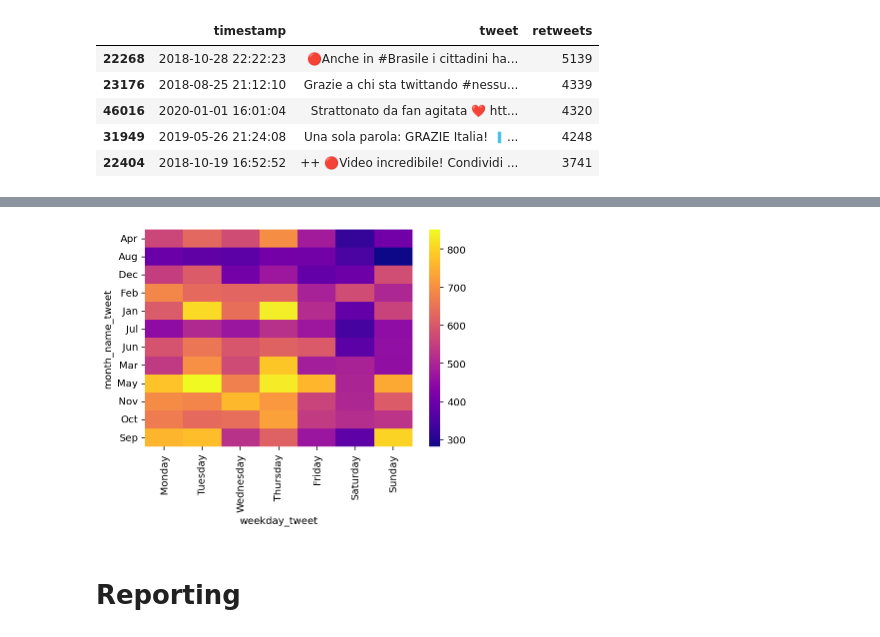
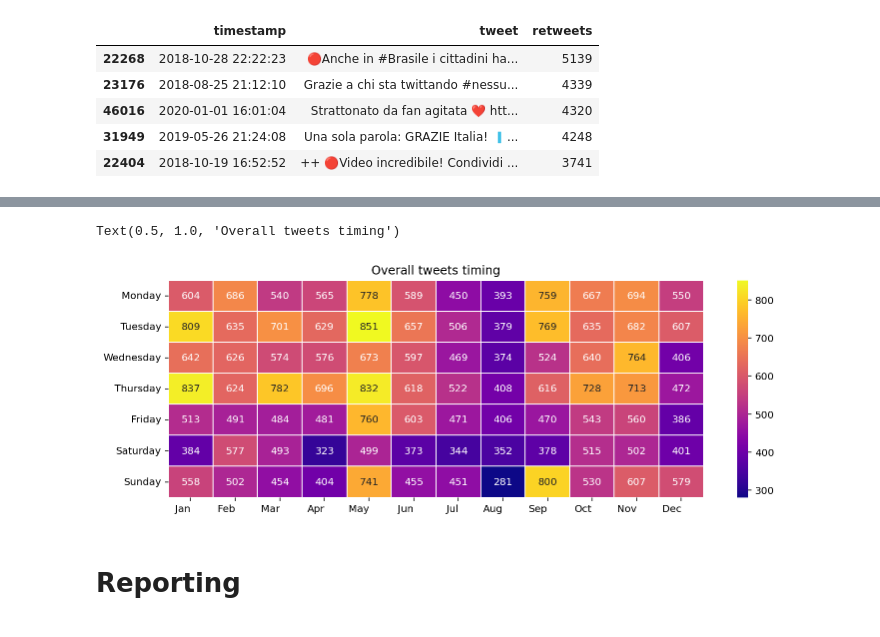
Before and after one commit to airaghidavide/Twitter-profile-analysis, a Jupyter notebook: notebook/Tweet_Analysis_Salvini.ipynb, the cells around one changed output, grey strips where cells are left out. Saved outputs shown, nothing was run; the diff lists cells and outputs as text; code cells hidden in the pictures.

```diff
--- a/notebook/Tweet_Analysis_Salvini.ipynb
+++ b/notebook/Tweet_Analysis_Salvini.ipynb
@@ -283,8 +269,19 @@ df_m
-# %%
-import seaborn as sns
-heat_map = sns.heatmap(df_m,cmap="plasma")
-# %% [output]
-[figure, removed]
+# %%
+fig, ax = plt.subplots(1, 1, figsize = (12, 4))
+heat_map = sns.heatmap(df_m,
+                       cmap="plasma",
+                       annot=True,
+                       fmt="d",
+                       linewidths=.5
+                       )
+heat_map.set_xticklabels(heat_map.get_xticklabels(), rotation=0, horizontalalignment='right')
+heat_map.set_yticklabels(['Monday','Tuesday','Wednesday','Thursday','Friday','Saturday','Sunday'])
+ax.set_ylabel('')
+ax.set_xlabel('')
+ax.set_title('Overall tweets timing')
+# %% [output]
+Text(0.5, 1.0, 'Overall tweets timing')
+[figure, added]
 # %% [markdown]
 # Reporting
 # %%
```
Also changed, not shown: parts of 14 cells of this notebook.
